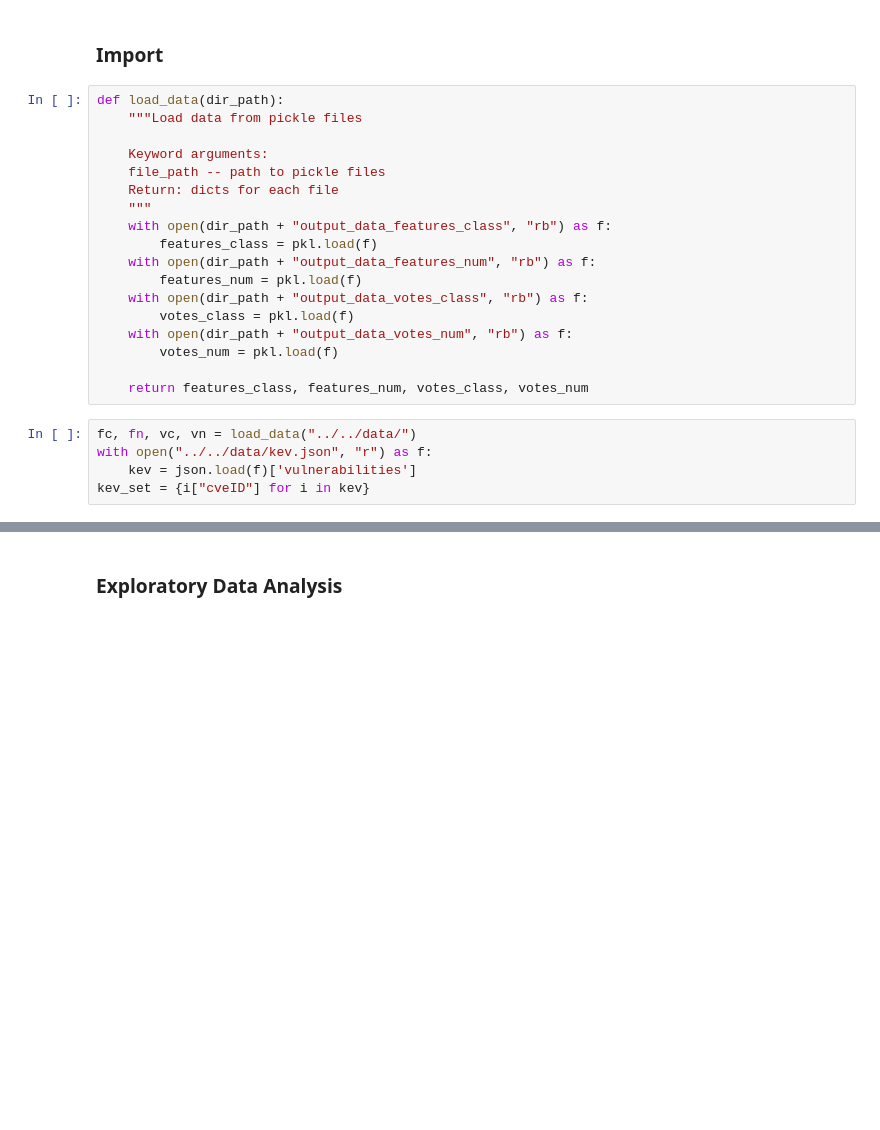
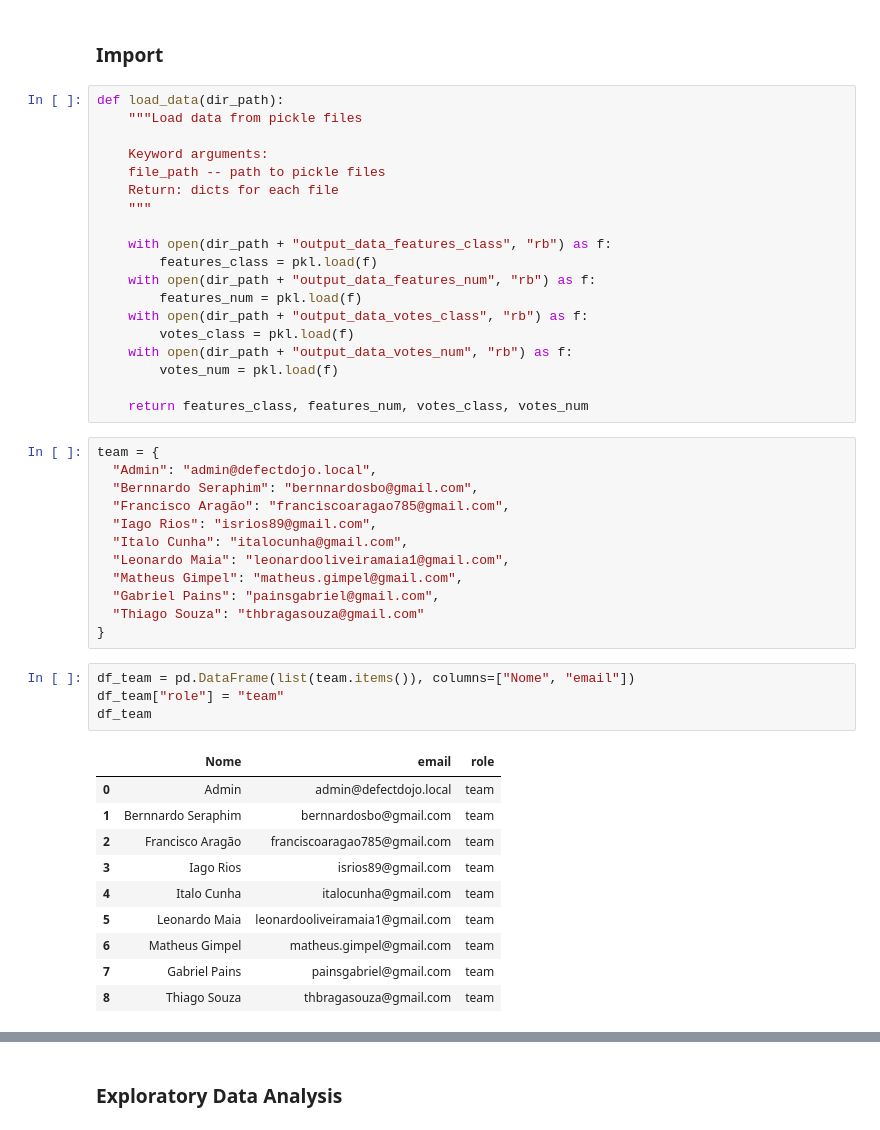
Before and after one commit to TopologyMapping/network-security, a Jupyter notebook: voting_analysis/src/analysis/data_prep.ipynb, the cells around one changed output, grey strips where cells are left out. Saved outputs shown, nothing was run; the diff lists cells and outputs as text; blank space fills up the shorter version.

Commit message:
feat(geração de emails)

```diff
--- a/voting_analysis/src/analysis/data_prep.ipynb
+++ b/voting_analysis/src/analysis/data_prep.ipynb
@@ -26,6 +28,7 @@ def load_data(dir_path):
     file_path -- path to pickle files
     Return: dicts for each file
     """
+
     with open(dir_path + "output_data_features_class", "rb") as f:
         features_class = pkl.load(f)
     with open(dir_path + "output_data_features_num", "rb") as f:
@@ -36,8 +39,30 @@ def load_data(dir_path):
         votes_num = pkl.load(f)
 
     return features_class, features_num, votes_class, votes_num
-# %%
-fc, fn, vc, vn = load_data("../../data/")
-with open("../../data/kev.json", "r") as f:
-    kev = json.load(f)['vulnerabilities']
-kev_set = {i["cveID"] for i in kev}
+# %%
+team = {
+  "Admin": "admin@defectdojo.local",
+  "Bernnardo Seraphim": "bernnardosbo@gmail.com",
+  "Francisco Aragão": "franciscoaragao785@gmail.com",
+  "Iago Rios": "isrios89@gmail.com",
+  "Italo Cunha": "italocunha@gmail.com",
+  "Leonardo Maia": "leonardooliveiramaia1@gmail.com",
+  "Matheus Gimpel": "matheus.gimpel@gmail.com",
+  "Gabriel Pains": "painsgabriel@gmail.com",
+  "Thiago Souza": "thbragasouza@gmail.com"
+}
+# %%
+df_team = pd.DataFrame(list(team.items()), columns=["Nome", "email"])
+df_team["role"] = "team"
+df_team
+# %% [output]
+|  | Nome | email | role |
+| 0 | Admin | admin@defectdojo.local | team |
+| 1 | Bernnardo Seraphim | bernnardosbo@gmail.com | team |
+| 2 | Francisco Aragão | franciscoaragao785@gmail.com | team |
+| 3 | Iago Rios | isrios89@gmail.com | team |
+| 4 | Italo Cunha | italocunha@gmail.com | team |
+| 5 | Leonardo Maia | leonardooliveiramaia1@gmail.com | team |
+| 6 | Matheus Gimpel | matheus.gimpel@gmail.com | team |
+| 7 | Gabriel Pains | painsgabriel@gmail.com | team |
+| 8 | Thiago Souza | thbragasouza@gmail.com | team |
```
Also changed, not shown: parts of 21 cells of this notebook, 6 other files.
